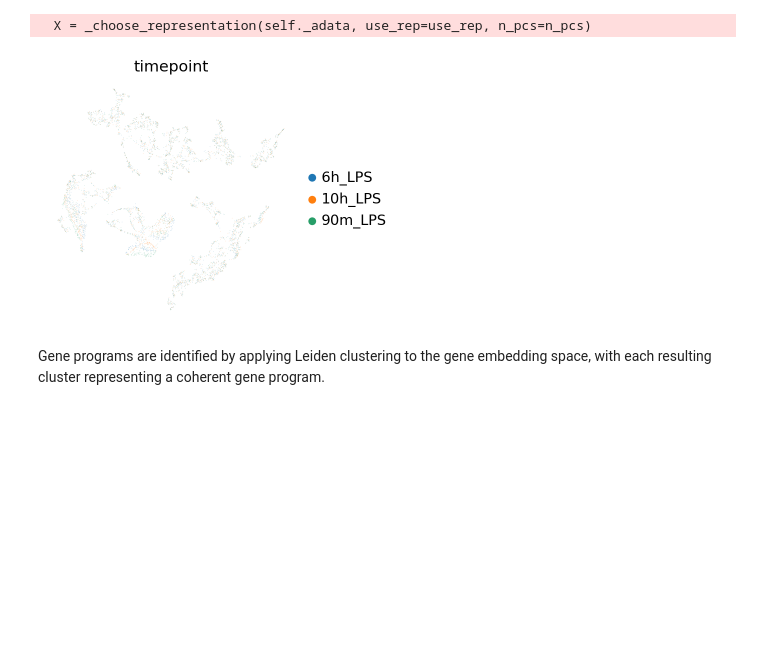
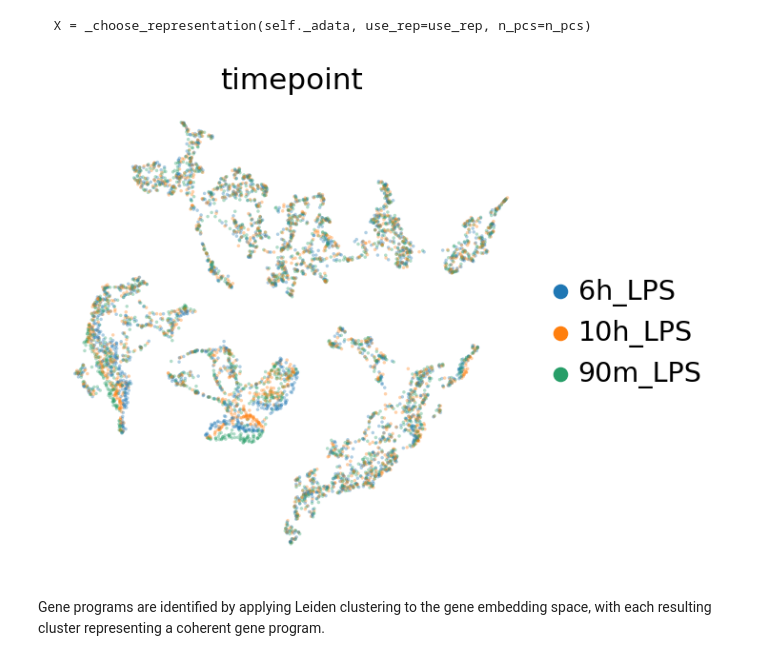
Before and after one commit to kocemir/Perturbgen, a Jupyter notebook: docs/examples/05_GeneProgram_Discovery.ipynb, the cells around one changed output. Saved outputs shown, nothing was run; the diff lists cells and outputs as text; code cells hidden in the pictures; blank space fills up the shorter version.

```diff
--- a/docs/examples/05_GeneProgram_Discovery.ipynb
+++ b/docs/examples/05_GeneProgram_Discovery.ipynb
@@ -331,17 +331,17 @@ sc.tl.umap(new_adata) # compute the UMAP coordinates
 # %%
 # Shuffle drawing order and use small transparent points so no time point
 # visually covers the others when gene identity dominates time.
 rng = np.random.default_rng(0)
 order = rng.permutation(new_adata.n_obs)
 sc.pl.umap(
     new_adata[order],
     color="timepoint",
-    size=1,
+    size=10,
     alpha=0.35,
     frameon=False,
 )
 # %% [output]
-[figure, old version]
+[figure, new version]
 # %% [markdown]
 Gene programs are identified by applying Leiden clustering to the gene embedding space, with each resulting cluster representing a coherent gene program.
 # %%
```
Also changed, not shown: parts of 11 cells of this notebook, 33 other files.
